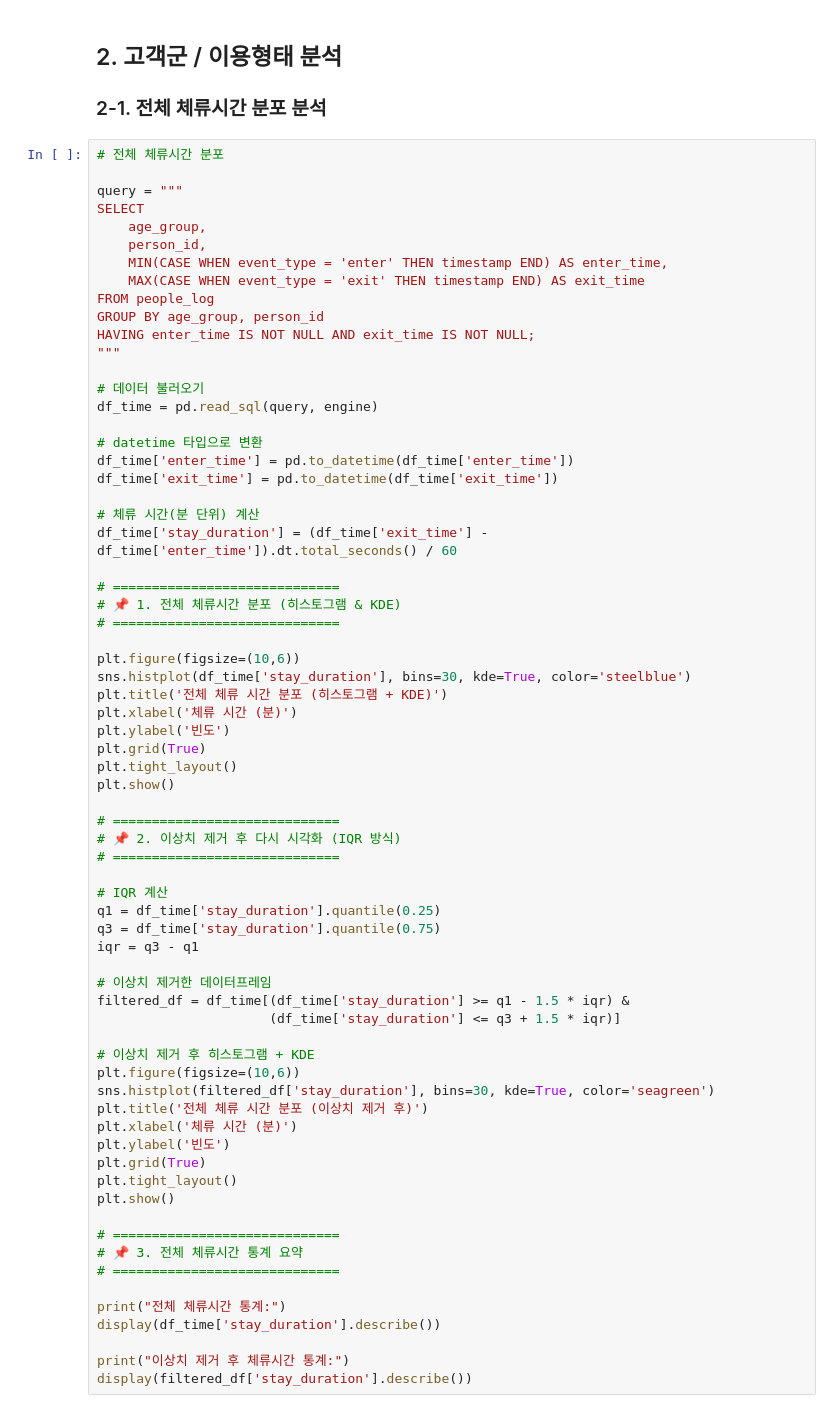
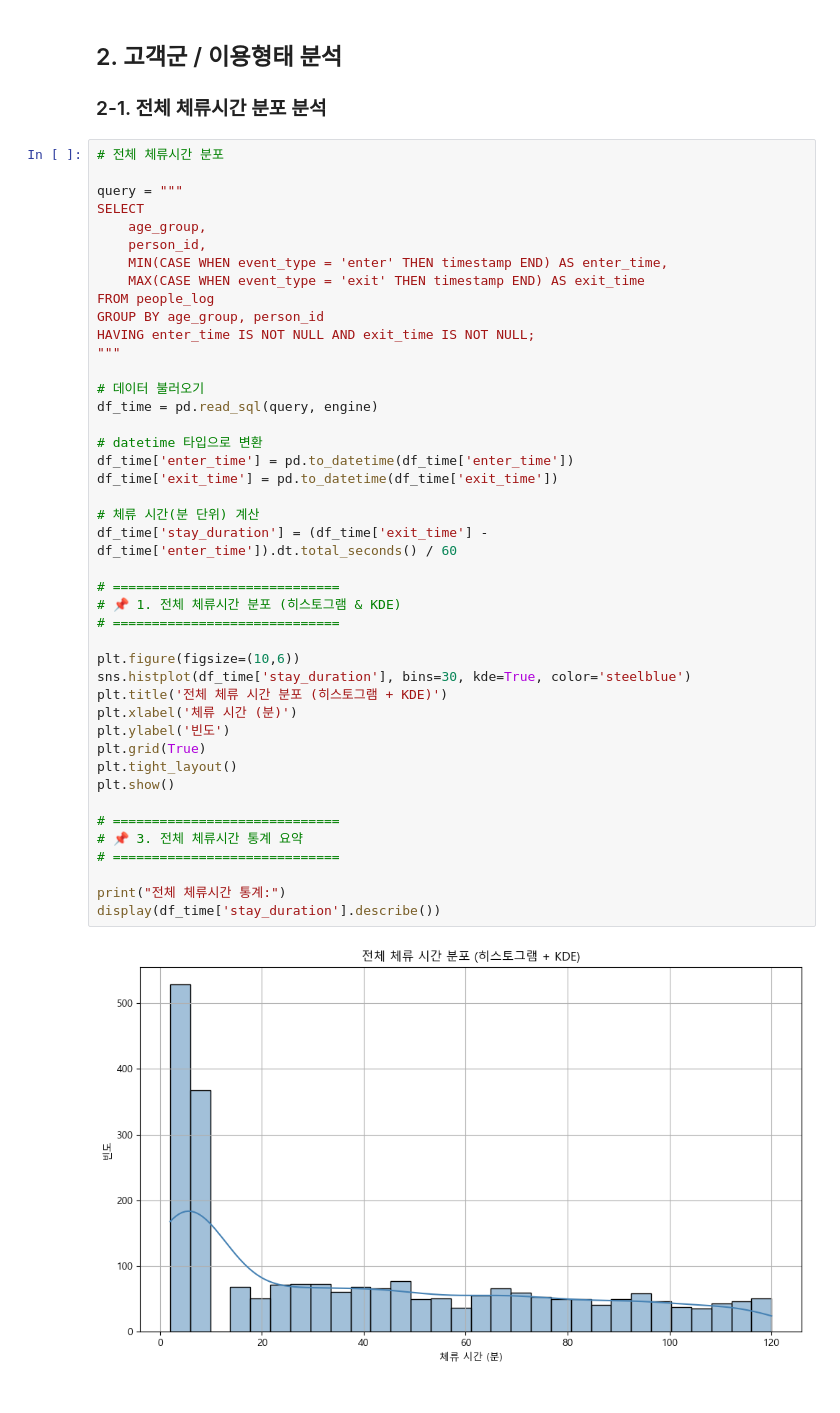
Before and after one commit to kyoungjoosin/crowd-analytics-seat-optimization, a Jupyter notebook: notebooks/01_eda.ipynb, the cells around one changed output. Drawn from its saved outputs; the diff is of its cells as text.

```diff
--- a/notebooks/01_eda.ipynb
+++ b/notebooks/01_eda.ipynb
@@ -179,56 +198,32 @@ HAVING enter_time IS NOT NULL AND exit_time IS NOT NULL;
 
 # 데이터 불러오기
 df_time = pd.read_sql(query, engine)
 
 # datetime 타입으로 변환
 df_time['enter_time'] = pd.to_datetime(df_time['enter_time'])
 df_time['exit_time'] = pd.to_datetime(df_time['exit_time'])
 
 # 체류 시간(분 단위) 계산
 df_time['stay_duration'] = (df_time['exit_time'] - df_time['enter_time']).dt.total_seconds() / 60
 
 # =============================
 # 📌 1. 전체 체류시간 분포 (히스토그램 & KDE)
 # =============================
 
 plt.figure(figsize=(10,6))
 sns.histplot(df_time['stay_duration'], bins=30, kde=True, color='steelblue')
 plt.title('전체 체류 시간 분포 (히스토그램 + KDE)')
 plt.xlabel('체류 시간 (분)')
 plt.ylabel('빈도')
 plt.grid(True)
 plt.tight_layout()
 plt.show()
 
 # =============================
-# 📌 2. 이상치 제거 후 다시 시각화 (IQR 방식)
-# =============================
-
-# IQR 계산
-q1 = df_time['stay_duration'].quantile(0.25)
-q3 = df_time['stay_duration'].quantile(0.75)
-iqr = q3 - q1
-
-# 이상치 제거한 데이터프레임
-filtered_df = df_time[(df_time['stay_duration'] >= q1 - 1.5 * iqr) &
-                      (df_time['stay_duration'] <= q3 + 1.5 * iqr)]
-
-# 이상치 제거 후 히스토그램 + KDE
-plt.figure(figsize=(10,6))
-sns.histplot(filtered_df['stay_duration'], bins=30, kde=True, color='seagreen')
-plt.title('전체 체류 시간 분포 (이상치 제거 후)')
-plt.xlabel('체류 시간 (분)')
-plt.ylabel('빈도')
-plt.grid(True)
-plt.tight_layout()
-plt.show()
-
-# =============================
 # 📌 3. 전체 체류시간 통계 요약
 # =============================
 
 print("전체 체류시간 통계:")
 display(df_time['stay_duration'].describe())
-
-print("이상치 제거 후 체류시간 통계:")
-display(filtered_df['stay_duration'].describe())
+# %% [output]
+[figure, added]
```
Also changed, not shown: parts of 16 cells of this notebook.
